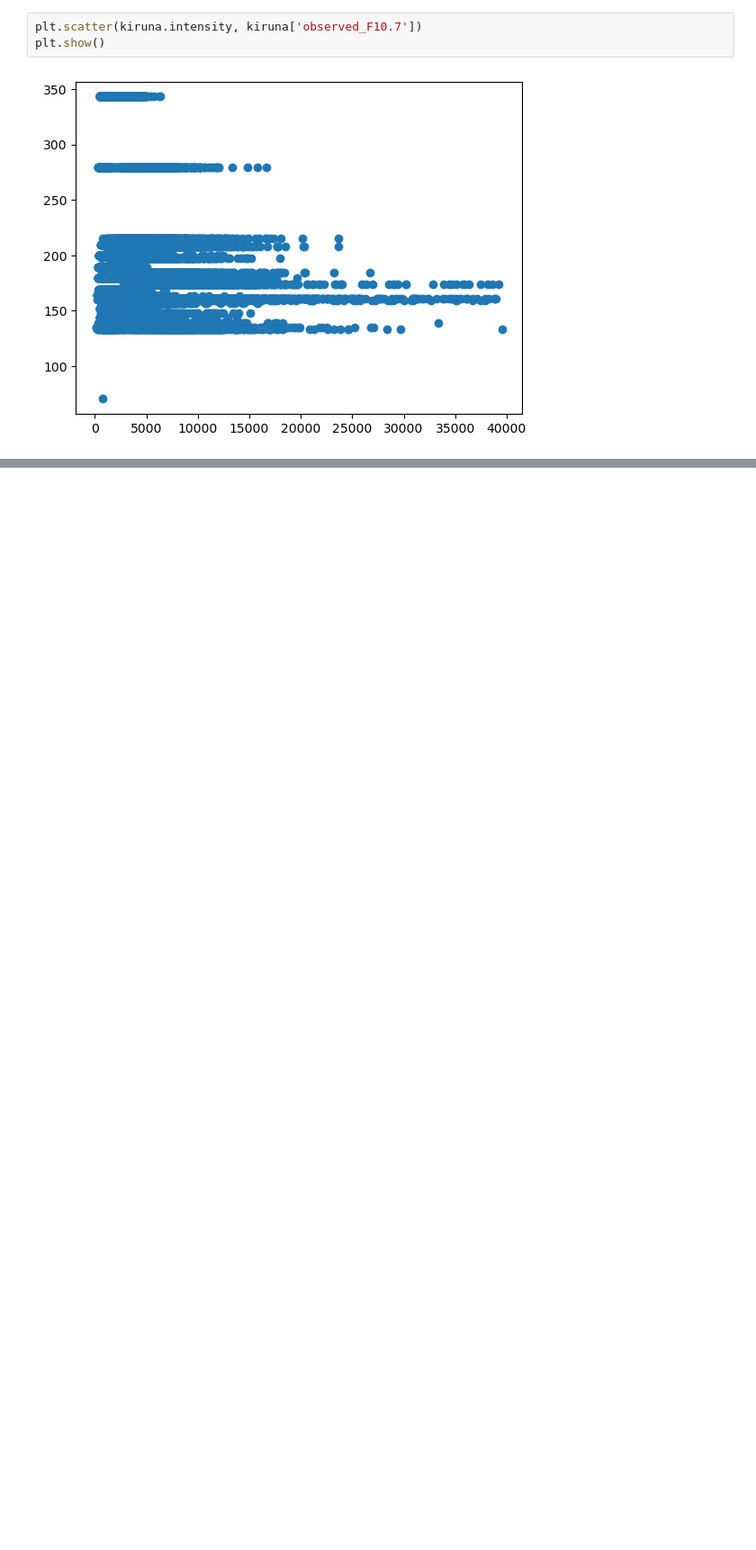
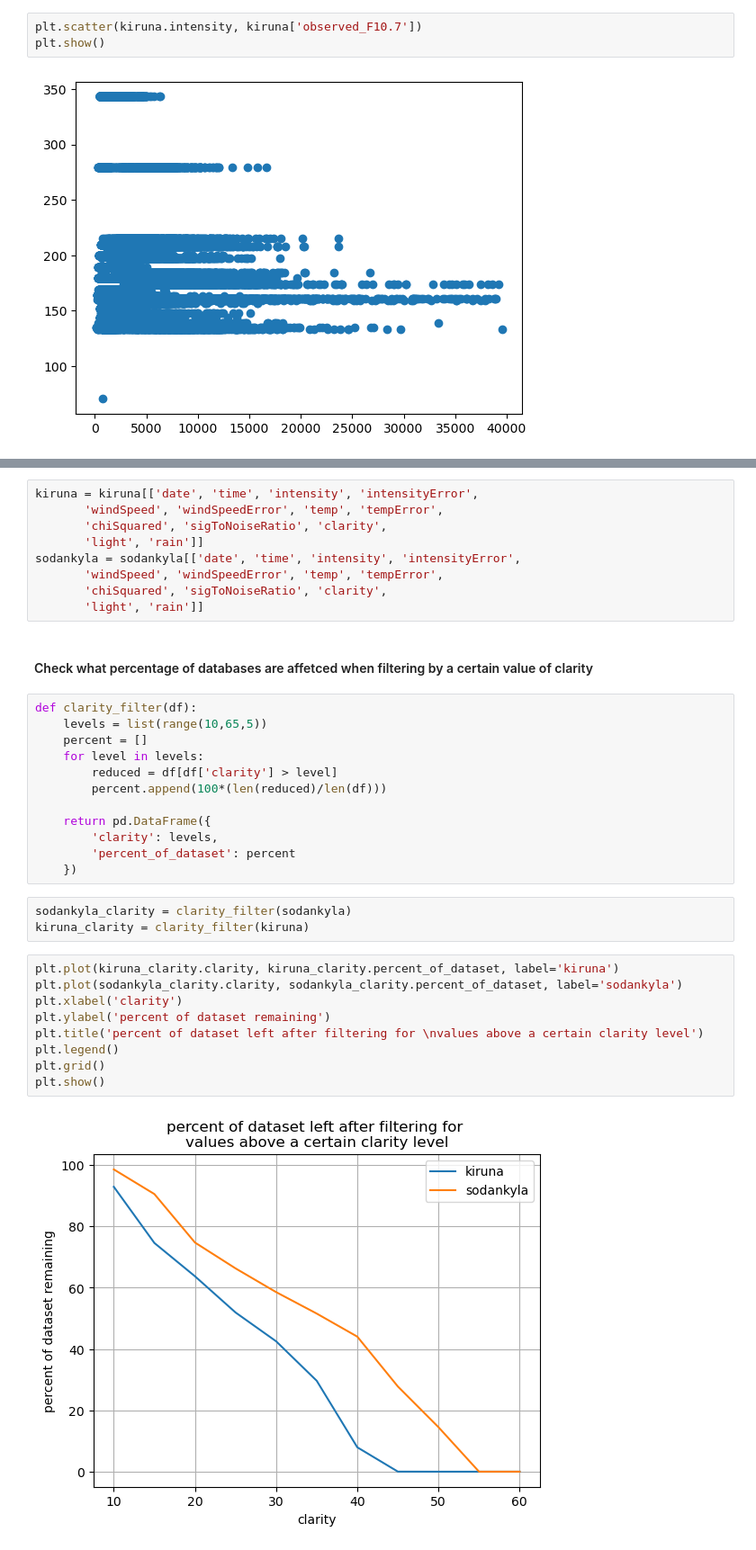
Before and after one commit to elliotdable/fp_ml_ucl, a Jupyter notebook: notebooks/data_analysis.ipynb, the cells around one changed output, grey strips where cells are left out. Shown at 90% size. Drawn from its saved outputs; the diff is of its cells as text; blank space fills up the shorter version.

Commit message:
included code to analyse clarity values for both sites

```diff
--- a/notebooks/data_analysis.ipynb
+++ b/notebooks/data_analysis.ipynb
@@ -113,0 +116,37 @@ plt.show()
+# %%
+kiruna = kiruna[['date', 'time', 'intensity', 'intensityError',
+       'windSpeed', 'windSpeedError', 'temp', 'tempError',
+       'chiSquared', 'sigToNoiseRatio', 'clarity',
+       'light', 'rain']]
+sodankyla = sodankyla[['date', 'time', 'intensity', 'intensityError',
+       'windSpeed', 'windSpeedError', 'temp', 'tempError',
+       'chiSquared', 'sigToNoiseRatio', 'clarity',
+       'light', 'rain']]
+# %% [markdown]
+#### Check what percentage of databases are affetced when filtering by a certain value of clarity
+# %%
+def clarity_filter(df):
+    levels = list(range(10,65,5))
+    percent = []
+    for level in levels:
+        reduced = df[df['clarity'] > level]
+        percent.append(100*(len(reduced)/len(df)))
+
+    return pd.DataFrame({
+        'clarity': levels,
+        'percent_of_dataset': percent
+    })
+# %%
+sodankyla_clarity = clarity_filter(sodankyla)
+kiruna_clarity = clarity_filter(kiruna)
+# %%
+plt.plot(kiruna_clarity.clarity, kiruna_clarity.percent_of_dataset, label='kiruna')
+plt.plot(sodankyla_clarity.clarity, sodankyla_clarity.percent_of_dataset, label='sodankyla')
+plt.xlabel('clarity')
+plt.ylabel('percent of dataset remaining')
+plt.title('percent of dataset left after filtering for \nvalues above a certain clarity level')
+plt.legend()
+plt.grid()
+plt.show()
+# %% [output]
+[figure, added]
```
Also changed, not shown: parts of 10 cells of this notebook.
